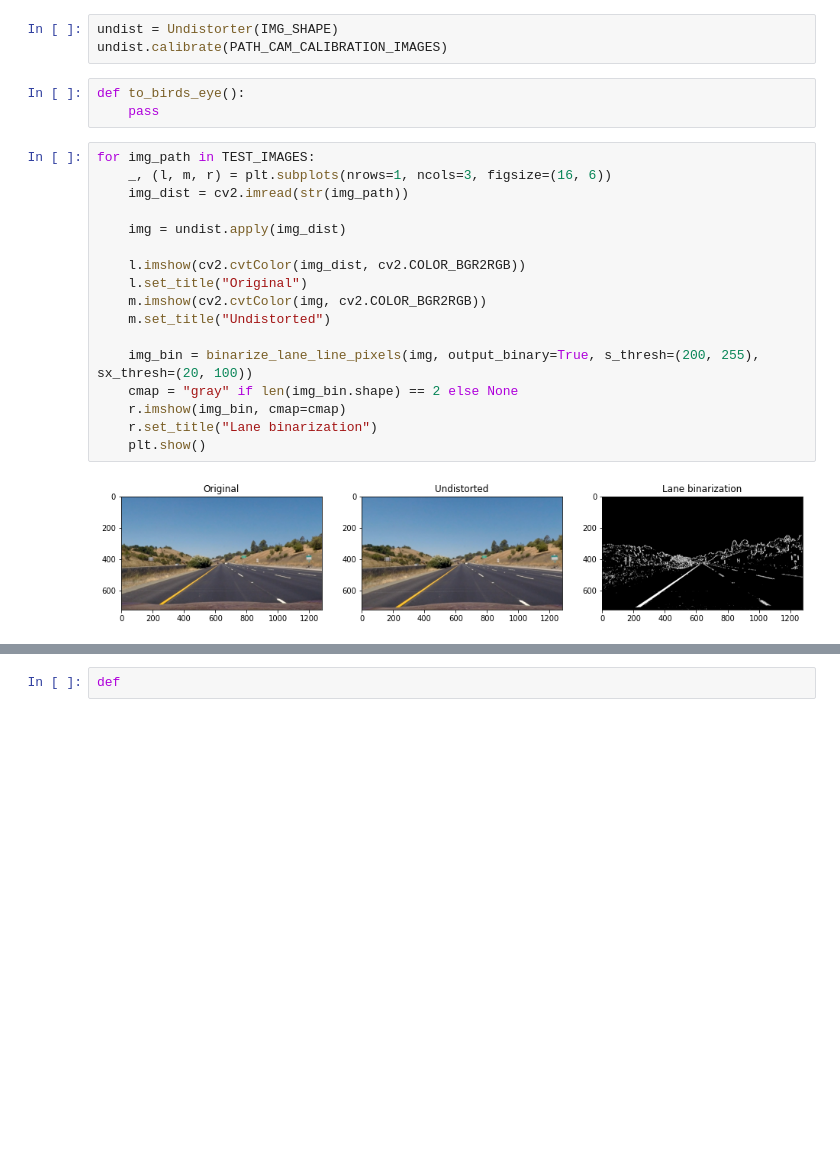
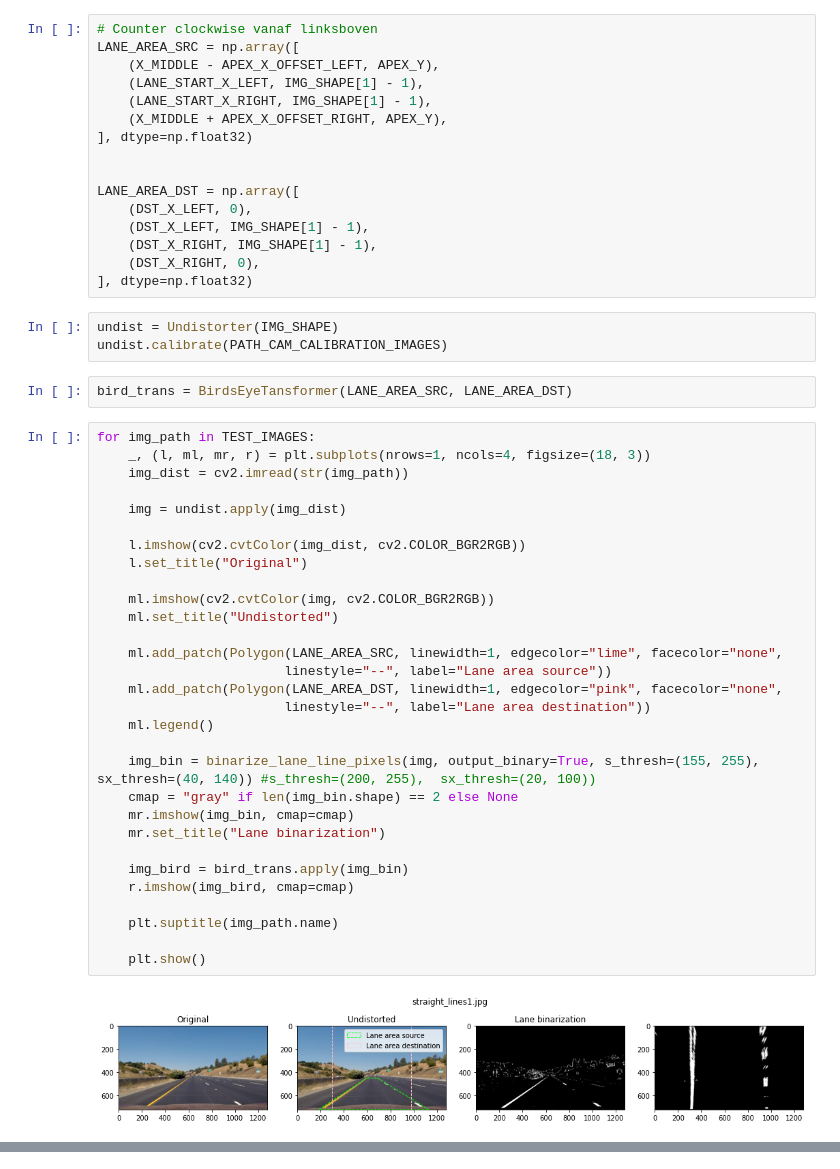
Before and after one commit to jvanlier/self-driving-car-engineer, a Jupyter notebook: Project2_Advanced_Lane_Finding/adv_lane_finding.ipynb, the cells around one changed output, grey strips where cells are left out. Drawn from its saved outputs; the diff is of its cells as text; blank space fills up the shorter version.

```diff
--- a/Project2_Advanced_Lane_Finding/adv_lane_finding.ipynb
+++ b/Project2_Advanced_Lane_Finding/adv_lane_finding.ipynb
@@ -48,25 +94,53 @@ IMG_SHAPE = (1280, 720)  # y, x
+# %%
+# Counter clockwise vanaf linksboven
+LANE_AREA_SRC = np.array([
+    (X_MIDDLE - APEX_X_OFFSET_LEFT, APEX_Y),
+    (LANE_START_X_LEFT, IMG_SHAPE[1] - 1),
+    (LANE_START_X_RIGHT, IMG_SHAPE[1] - 1),
+    (X_MIDDLE + APEX_X_OFFSET_RIGHT, APEX_Y),
+], dtype=np.float32)
+
+
+LANE_AREA_DST = np.array([
+    (DST_X_LEFT, 0),
+    (DST_X_LEFT, IMG_SHAPE[1] - 1),
+    (DST_X_RIGHT, IMG_SHAPE[1] - 1),
+    (DST_X_RIGHT, 0),
+], dtype=np.float32)
 # %%
 undist = Undistorter(IMG_SHAPE)
 undist.calibrate(PATH_CAM_CALIBRATION_IMAGES)
-# %%
-def to_birds_eye():
-    pass
+# %%
+bird_trans = BirdsEyeTansformer(LANE_AREA_SRC, LANE_AREA_DST)
 # %%
 for img_path in TEST_IMAGES:
-    _, (l, m, r) = plt.subplots(nrows=1, ncols=3, figsize=(16, 6))
+    _, (l, ml, mr, r) = plt.subplots(nrows=1, ncols=4, figsize=(18, 3))
     img_dist = cv2.imread(str(img_path))
 
     img = undist.apply(img_dist)
 
     l.imshow(cv2.cvtColor(img_dist, cv2.COLOR_BGR2RGB))
     l.set_title("Original")
-    m.imshow(cv2.cvtColor(img, cv2.COLOR_BGR2RGB))
-    m.set_title("Undistorted")
 
-    img_bin = binarize_lane_line_pixels(img, output_binary=True, s_thresh=(200, 255),  sx_thresh=(20, 100))
+    ml.imshow(cv2.cvtColor(img, cv2.COLOR_BGR2RGB))
+    ml.set_title("Undistorted")
+
+    ml.add_patch(Polygon(LANE_AREA_SRC, linewidth=1, edgecolor="lime", facecolor="none",
+                        linestyle="--", label="Lane area source"))
+    ml.add_patch(Polygon(LANE_AREA_DST, linewidth=1, edgecolor="pink", facecolor="none",
+                        linestyle="--", label="Lane area destination"))
+    ml.legend()
+
+    img_bin = binarize_lane_line_pixels(img, output_binary=True, s_thresh=(155, 255),  sx_thresh=(40, 140)) #s_thresh=(200, 255),  sx_thresh=(20, 100))
     cmap = "gray" if len(img_bin.shape) == 2 else None
-    r.imshow(img_bin, cmap=cmap)
-    r.set_title("Lane binarization")
+    mr.imshow(img_bin, cmap=cmap)
+    mr.set_title("Lane binarization")
+
+    img_bird = bird_trans.apply(img_bin)
+    r.imshow(img_bird, cmap=cmap)
+
+    plt.suptitle(img_path.name)
+
     plt.show()
 # %% [output]
-[figure, old version]
+[figure, new version]
@@ -80,2 +153,0 @@ for img_path in TEST_IMAGES:
-# %%
-def
```
Also changed, not shown: parts of 5 cells of this notebook, 1 other file.
